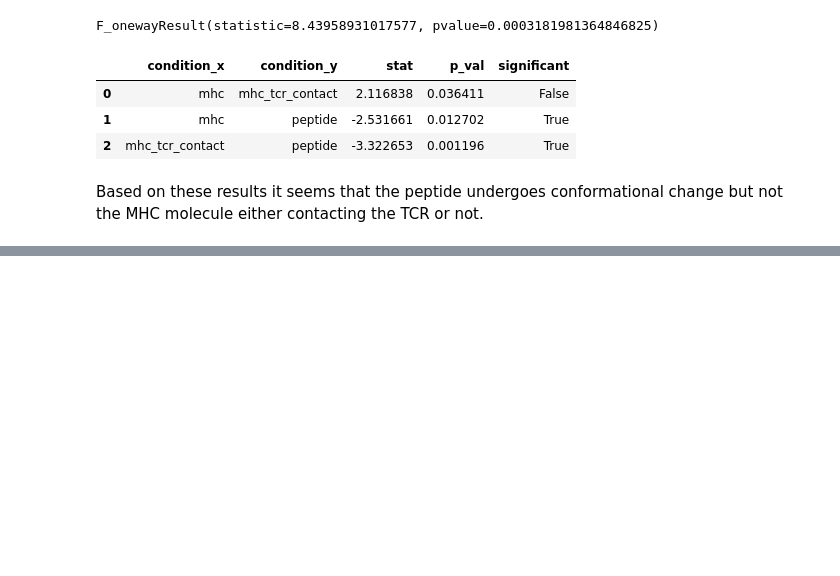
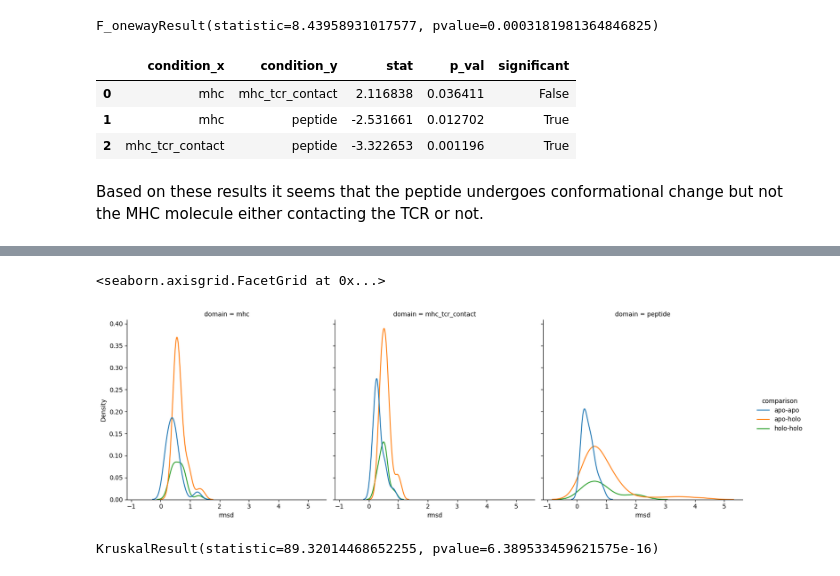
Before and after one commit to benjiemc/tcr-pmhc-interface-analysis, a Jupyter notebook: notebooks/pMHC_movement_between_apo_and_holo_conformations.ipynb, the cells around one changed output, grey strips where cells are left out. Cells and saved outputs as stored; diff of their text form; code cells hidden in the pictures; blank space fills up the shorter version.

```diff
--- a/notebooks/pMHC_movement_between_apo_and_holo_conformations.ipynb
+++ b/notebooks/pMHC_movement_between_apo_and_holo_conformations.ipynb
@@ -166,0 +270,15 @@ Based on these results it seems that the peptide undergoes conformational change
+# %%
+sns.displot(results,
+            hue='comparison', x='rmsd',
+            col='domain',
+            kind='kde')
+# %% [output]
+<seaborn.axisgrid.FacetGrid at 0x...>
+[figure, added]
+# %%
+treatment_options = ['comparison', 'domain']
+treatments = [(group, df['rmsd'].to_numpy()) for group, df in results.groupby(treatment_options)]
+treatments
+print(scipy.stats.kruskal(*[values for _, values in treatments]))
+# %% [output]
+KruskalResult(statistic=89.32014468652255, pvalue=6.389533459621575e-16)
```
Also changed, not shown: parts of 21 cells of this notebook, 5 other files.
